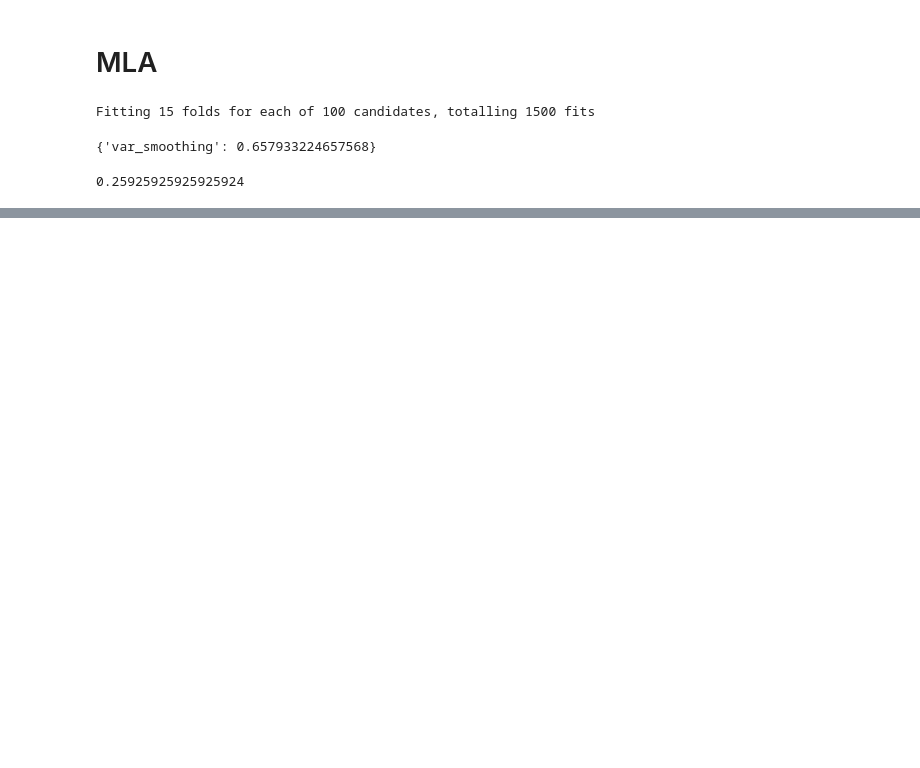
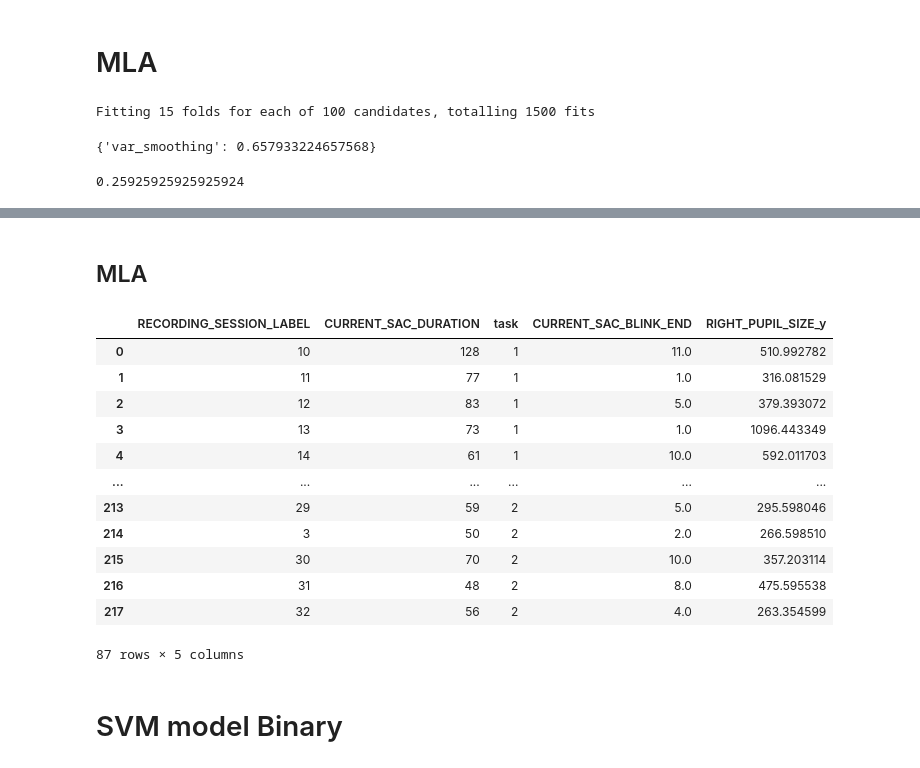
Before and after one commit to AndrewHallam1/SIT723, a Jupyter notebook: SIT723v1.ipynb, the cells around one changed output, grey strips where cells are left out. Cells and saved outputs as stored; diff of their text form; code cells hidden in the pictures; blank space fills up the shorter version.

Commit message:
Add files via upload
Run all models

```diff
--- a/SIT723v1.ipynb
+++ b/SIT723v1.ipynb
@@ -2166,0 +2462,2 @@ print(acc)
+# %% [markdown]
+## MLA
@@ -2166,0 +2466,30 @@ print(acc)
+# %%
+#drop additional columns
+
+final.drop(['RIGHT_PUPIL_SIZE_x', 'LEFT_PUPIL_SIZE'], axis =1, inplace = True)
+# %%
+#remove missing values - will not be able to convert  these for use in the modelling
+
+final = final.dropna()
+# %%
+#combining task 1 and 3 (both interference tasks) and 2 and 4 (both non-interference tasks)
+
+final['task']= final['task'].replace ('3','1')
+# %%
+final['task']= final['task'].replace ('4','2')
+# %%
+final
+# %% [output]
+|  | RECORDING_SESSION_LABEL | CURRENT_SAC_DURATION | task | CURRENT_SAC_BLINK_END | RIGHT_PUPIL_SIZE_y |
+| 0 | 10 | 128 | 1 | 11.0 | 510.992782 |
+| 1 | 11 | 77 | 1 | 1.0 | 316.081529 |
+| 2 | 12 | 83 | 1 | 5.0 | 379.393072 |
+| 3 | 13 | 73 | 1 | 1.0 | 1096.443349 |
+| 4 | 14 | 61 | 1 | 10.0 | 592.011703 |
+| ... | ... | ... | ... | ... | ... |
+| 213 | 29 | 59 | 2 | 5.0 | 295.598046 |
+| 214 | 3 | 50 | 2 | 2.0 | 266.598510 |
+| 215 | 30 | 70 | 2 | 10.0 | 357.203114 |
+| 216 | 31 | 48 | 2 | 8.0 | 475.595538 |
+| 217 | 32 | 56 | 2 | 4.0 | 263.354599 |
+87 rows × 5 columns
@@ -2166,0 +2509,2 @@ print(acc)
+# %% [markdown]
+# SVM model Binary
```
Also changed, not shown: parts of 91 cells of this notebook.
